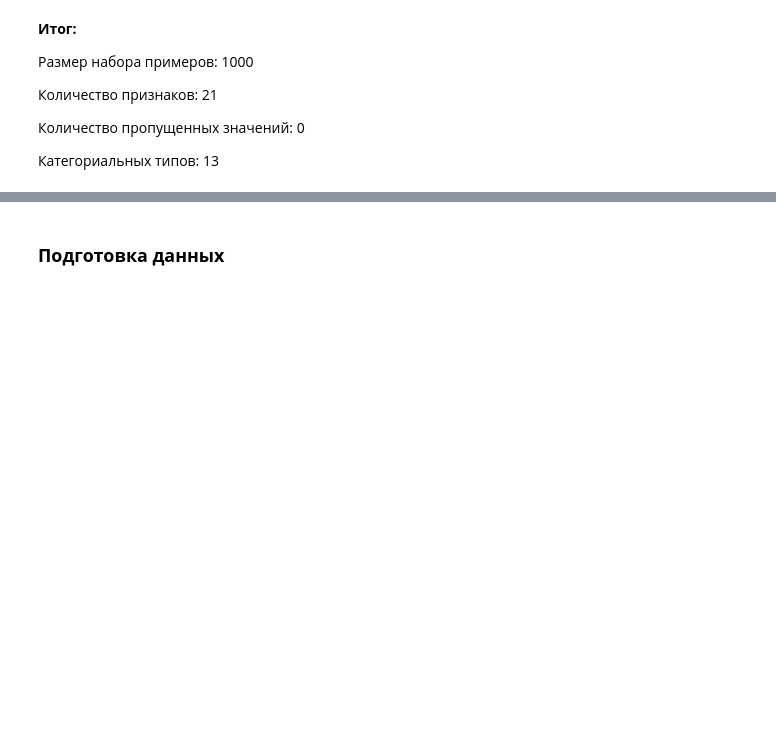
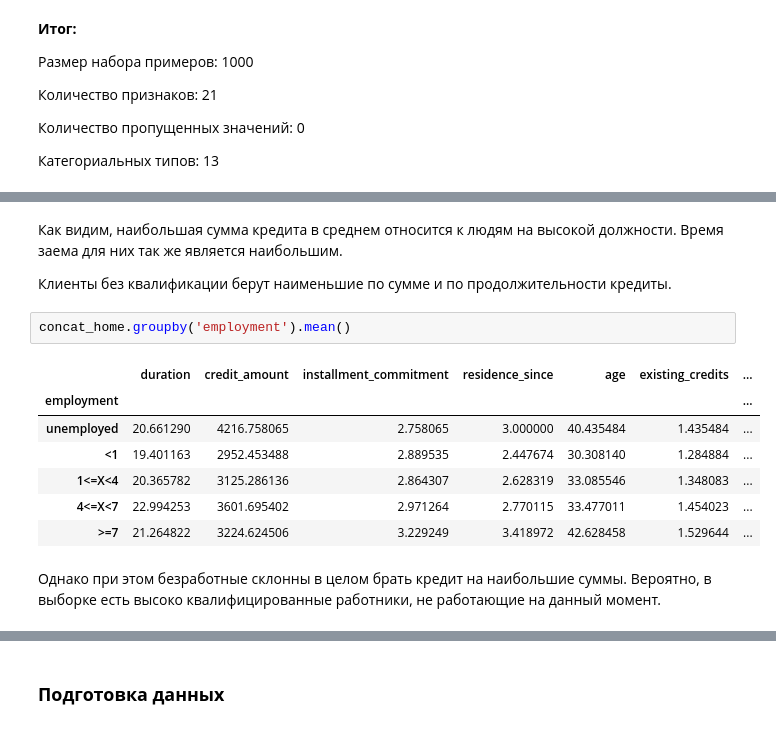
Before and after one commit to graviada/DataScienceProjects, a Jupyter notebook: Huawei (2022)/Credit_German.ipynb, the cells around one changed output, grey strips where cells are left out. Cells and saved outputs as stored; diff of their text form; blank space fills up the shorter version.

```diff
--- a/Huawei (2022)/Credit_German.ipynb
+++ b/Huawei (2022)/Credit_German.ipynb
@@ -150,0 +204,16 @@ category_dict
+# %% [markdown]
+Как видим, наибольшая сумма кредита в среднем относится к людям на высокой должности. Время заема для них так же является наибольшим.
+
+Клиенты без квалификации берут наименьшие по сумме и по продолжительности кредиты.
+# %%
+concat_home.groupby('employment').mean()
+# %% [output]
+|  | duration | credit_amount | installment_commitment | residence_since | age | existing_credits | ... |
+| employment |  |  |  |  |  |  | ... |
+| unemployed | 20.661290 | 4216.758065 | 2.758065 | 3.000000 | 40.435484 | 1.435484 | ... |
+| <1 | 19.401163 | 2952.453488 | 2.889535 | 2.447674 | 30.308140 | 1.284884 | ... |
+| 1<=X<4 | 20.365782 | 3125.286136 | 2.864307 | 2.628319 | 33.085546 | 1.348083 | ... |
+| 4<=X<7 | 22.994253 | 3601.695402 | 2.971264 | 2.770115 | 33.477011 | 1.454023 | ... |
+| >=7 | 21.264822 | 3224.624506 | 3.229249 | 3.418972 | 42.628458 | 1.529644 | ... |
+# %% [markdown]
+Однако при этом безработные склонны в целом брать кредит на наибольшие суммы. Вероятно, в выборке есть высоко квалифицированные работники, не работающие на данный момент.
```
Also changed, not shown: parts of 68 cells of this notebook.
